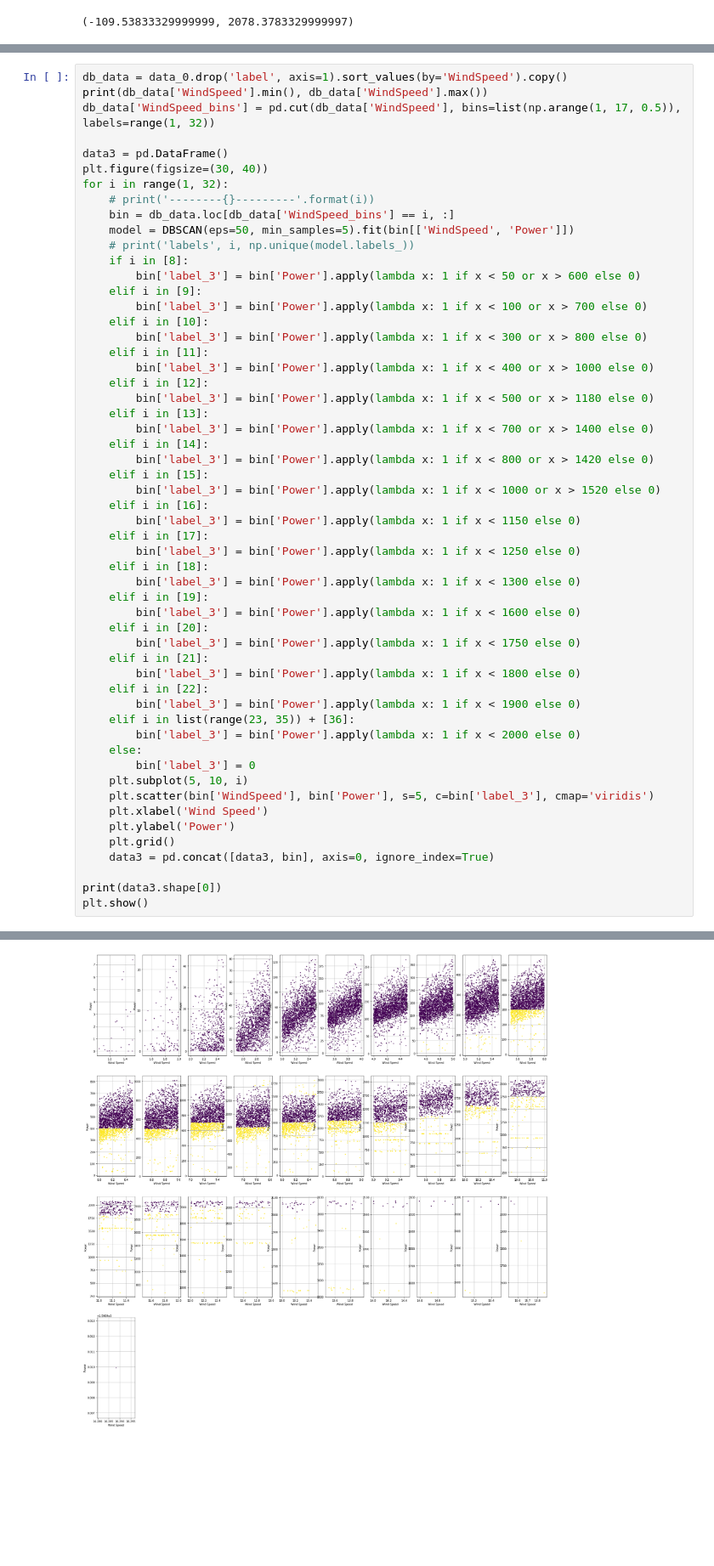
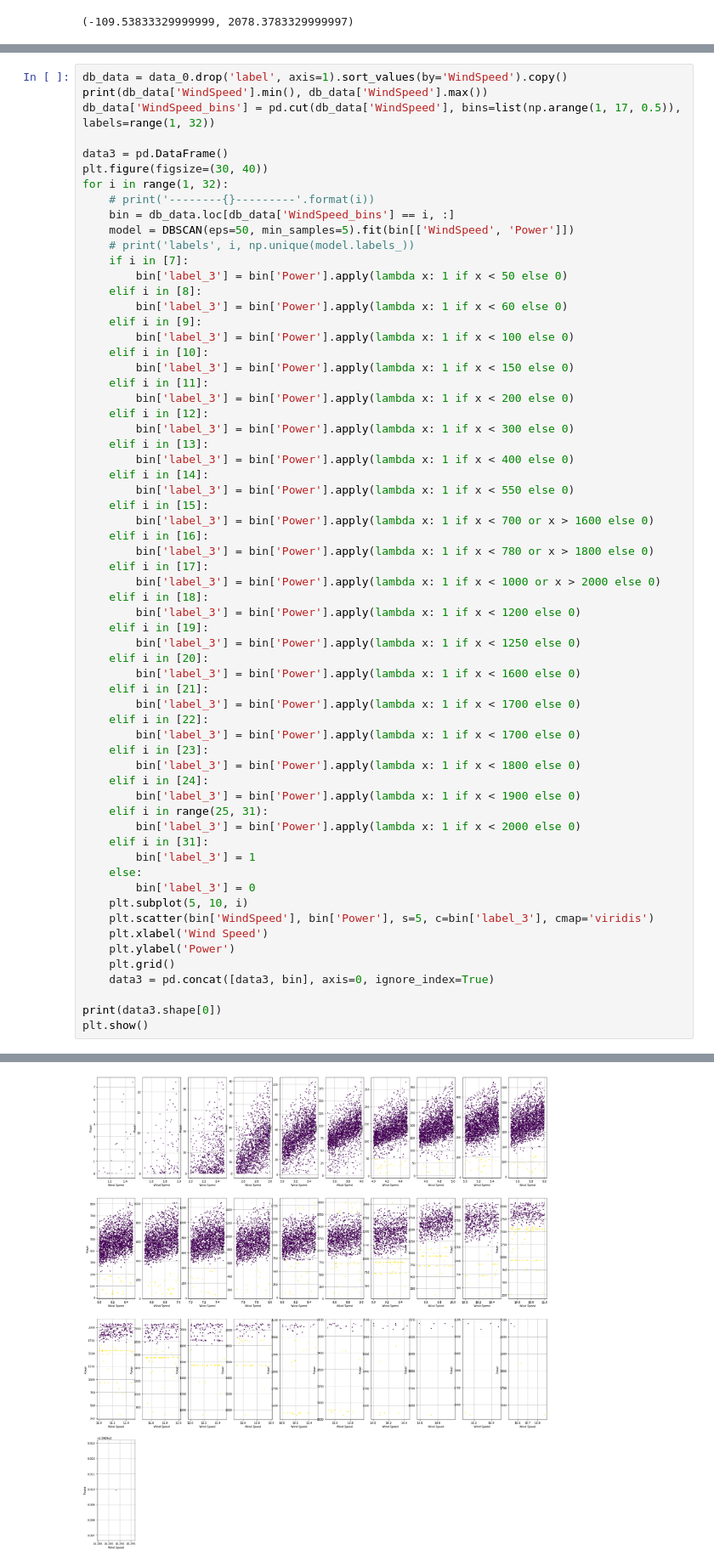
Before and after one commit to michaelzhouy/Competition, a Jupyter notebook: 04-DataFountain/04-风电机组异常数据识别与清洗/train/WindNumber_v2/WindNumber5.ipynb, the cells around one changed output, grey strips where cells are left out. Shown at 85% size. Saved outputs shown, nothing was run; the diff lists cells and outputs as text; blank space fills up the shorter version.

```diff
--- a/04-DataFountain/04-风电机组异常数据识别与清洗/train/WindNumber_v2/WindNumber5.ipynb
+++ b/04-DataFountain/04-风电机组异常数据识别与清洗/train/WindNumber_v2/WindNumber5.ipynb
@@ -136,53 +136,61 @@ for i in range(1, 32):
     bin = db_data.loc[db_data['WindSpeed_bins'] == i, :]
     model = DBSCAN(eps=50, min_samples=5).fit(bin[['WindSpeed', 'Power']])
     # print('labels', i, np.unique(model.labels_))
-    if i in [8]:
-        bin['label_3'] = bin['Power'].apply(lambda x: 1 if x < 50 or x > 600 else 0)
+    if i in [7]:
+        bin['label_3'] = bin['Power'].apply(lambda x: 1 if x < 50 else 0)
+    elif i in [8]:
+        bin['label_3'] = bin['Power'].apply(lambda x: 1 if x < 60 else 0)
     elif i in [9]:
-        bin['label_3'] = bin['Power'].apply(lambda x: 1 if x < 100 or x > 700 else 0)
+        bin['label_3'] = bin['Power'].apply(lambda x: 1 if x < 100 else 0)
     elif i in [10]:
-        bin['label_3'] = bin['Power'].apply(lambda x: 1 if x < 300 or x > 800 else 0)
+        bin['label_3'] = bin['Power'].apply(lambda x: 1 if x < 150 else 0)
     elif i in [11]:
-        bin['label_3'] = bin['Power'].apply(lambda x: 1 if x < 400 or x > 1000 else 0)
+        bin['label_3'] = bin['Power'].apply(lambda x: 1 if x < 200 else 0)
     elif i in [12]:
-        bin['label_3'] = bin['Power'].apply(lambda x: 1 if x < 500 or x > 1180 else 0)
+        bin['label_3'] = bin['Power'].apply(lambda x: 1 if x < 300 else 0)
     elif i in [13]:
-        bin['label_3'] = bin['Power'].apply(lambda x: 1 if x < 700 or x > 1400 else 0)
+        bin['label_3'] = bin['Power'].apply(lambda x: 1 if x < 400 else 0)
     elif i in [14]:
-        bin['label_3'] = bin['Power'].apply(lambda x: 1 if x < 800 or x > 1420 else 0)
+        bin['label_3'] = bin['Power'].apply(lambda x: 1 if x < 550 else 0)
     elif i in [15]:
-        bin['label_3'] = bin['Power'].apply(lambda x: 1 if x < 1000 or x > 1520 else 0)
+        bin['label_3'] = bin['Power'].apply(lambda x: 1 if x < 700 or x > 1600 else 0)
     elif i in [16]:
-        bin['label_3'] = bin['Power'].apply(lambda x: 1 if x < 1150 else 0)
+        bin['label_3'] = bin['Power'].apply(lambda x: 1 if x < 780 or x > 1800 else 0)
     elif i in [17]:
+        bin['label_3'] = bin['Power'].apply(lambda x: 1 if x < 1000 or x > 2000 else 0)
+    elif i in [18]:
+        bin['label_3'] = bin['Power'].apply(lambda x: 1 if x < 1200 else 0)
+    elif i in [19]:
         bin['label_3'] = bin['Power'].apply(lambda x: 1 if x < 1250 else 0)
-    elif i in [18]:
-        bin['label_3'] = bin['Power'].apply(lambda x: 1 if x < 1300 else 0)
-    elif i in [19]:
+    elif i in [20]:
         bin['label_3'] = bin['Power'].apply(lambda x: 1 if x < 1600 else 0)
-    elif i in [20]:
-        bin['label_3'] = bin['Power'].apply(lambda x: 1 if x < 1750 else 0)
     elif i in [21]:
+        bin['label_3'] = bin['Power'].apply(lambda x: 1 if x < 1700 else 0)
+    elif i in [22]:
+        bin['label_3'] = bin['Power'].apply(lambda x: 1 if x < 1700 else 0)
+    elif i in [23]:
         bin['label_3'] = bin['Power'].apply(lambda x: 1 if x < 1800 else 0)
-    elif i in [22]:
+    elif i in [24]:
         bin['label_3'] = bin['Power'].apply(lambda x: 1 if x < 1900 else 0)
-    elif i in list(range(23, 35)) + [36]:
+    elif i in range(25, 31):
         bin['label_3'] = bin['Power'].apply(lambda x: 1 if x < 2000 else 0)
+    elif i in [31]:
+        bin['label_3'] = 1
     else:
         bin['label_3'] = 0
     plt.subplot(5, 10, i)
     plt.scatter(bin['WindSpeed'], bin['Power'], s=5, c=bin['label_3'], cmap='viridis')
     plt.xlabel('Wind Speed')
     plt.ylabel('Power')
     plt.grid()
     data3 = pd.concat([data3, bin], axis=0, ignore_index=True)
 
 print(data3.shape[0])
 plt.show()
 # %% [output]
 1.063083164 16.78066667
 30952
-[figure, old version]
+[figure, new version]
 # %%
 data = pd.merge(data, data3, on=['WindNumber', 'Time', 'WindSpeed', 'Power', 'RotorSpeed'], how='left')
 data['label'] = data.apply(lambda x: 1 if x['label'] == 1 or x['label_3'] == 1 else 0, axis=1)
```
Also changed, not shown: parts of 2 cells of this notebook.
